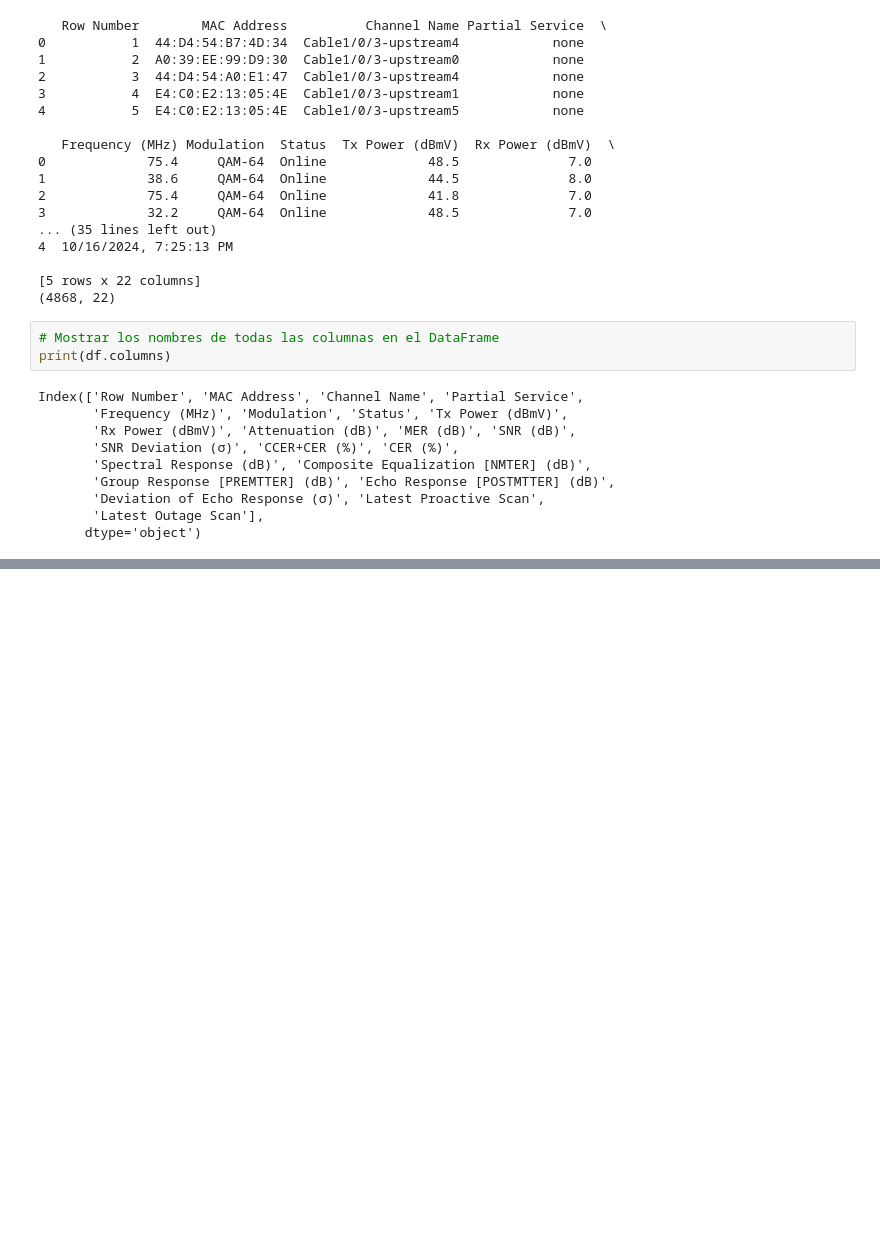
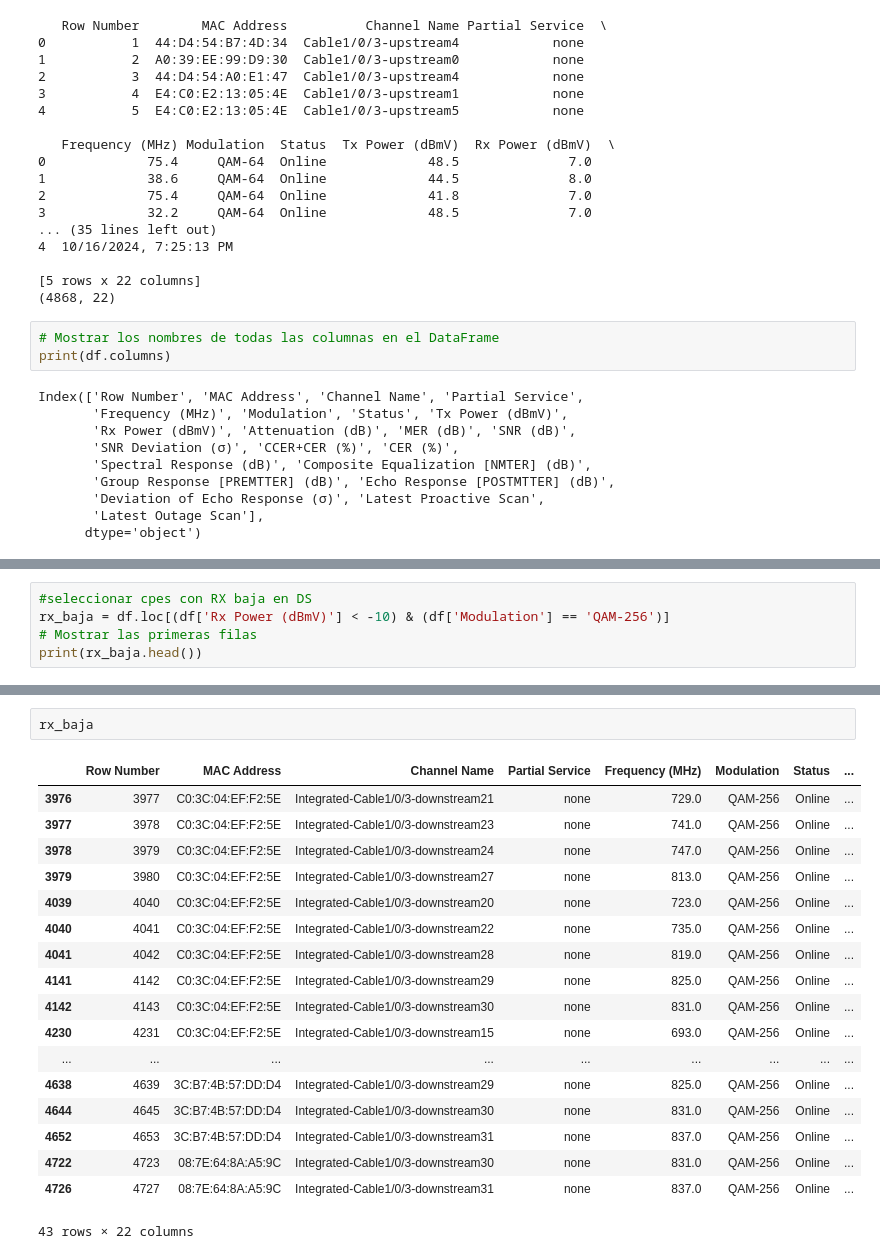
Before and after one commit to LeonardoNBanegas/DATA-SCIENCE-CODERHOUSE, a Jupyter notebook: CRO398_A_LEONARDO_BANEGAS.ipynb, the cells around one changed output, grey strips where cells are left out. Drawn from its saved outputs; the diff is of its cells as text; blank space fills up the shorter version.

```diff
--- a/CRO398_A_LEONARDO_BANEGAS.ipynb
+++ b/CRO398_A_LEONARDO_BANEGAS.ipynb
@@ -82,0 +171,5 @@ df.sort_values(by="SNR (dB)", ascending=False)
+# %%
+#seleccionar cpes con RX baja en DS
+rx_baja = df.loc[(df['Rx Power (dBmV)'] < -10) & (df['Modulation'] == 'QAM-256')]
+# Mostrar las primeras filas
+print(rx_baja.head())
@@ -82,0 +194,21 @@ df.sort_values(by="SNR (dB)", ascending=False)
+# %%
+rx_baja
+# %% [output]
+|  | Row Number | MAC Address | Channel Name | Partial Service | Frequency (MHz) | Modulation | Status | ... |
+| 3976 | 3977 | C0:3C:04:EF:F2:5E | Integrated-Cable1/0/3-downstream21 | none | 729.0 | QAM-256 | Online | ... |
+| 3977 | 3978 | C0:3C:04:EF:F2:5E | Integrated-Cable1/0/3-downstream23 | none | 741.0 | QAM-256 | Online | ... |
+| 3978 | 3979 | C0:3C:04:EF:F2:5E | Integrated-Cable1/0/3-downstream24 | none | 747.0 | QAM-256 | Online | ... |
+| 3979 | 3980 | C0:3C:04:EF:F2:5E | Integrated-Cable1/0/3-downstream27 | none | 813.0 | QAM-256 | Online | ... |
+| 4039 | 4040 | C0:3C:04:EF:F2:5E | Integrated-Cable1/0/3-downstream20 | none | 723.0 | QAM-256 | Online | ... |
+| 4040 | 4041 | C0:3C:04:EF:F2:5E | Integrated-Cable1/0/3-downstream22 | none | 735.0 | QAM-256 | Online | ... |
+| 4041 | 4042 | C0:3C:04:EF:F2:5E | Integrated-Cable1/0/3-downstream28 | none | 819.0 | QAM-256 | Online | ... |
+| 4141 | 4142 | C0:3C:04:EF:F2:5E | Integrated-Cable1/0/3-downstream29 | none | 825.0 | QAM-256 | Online | ... |
+| 4142 | 4143 | C0:3C:04:EF:F2:5E | Integrated-Cable1/0/3-downstream30 | none | 831.0 | QAM-256 | Online | ... |
+| 4230 | 4231 | C0:3C:04:EF:F2:5E | Integrated-Cable1/0/3-downstream15 | none | 693.0 | QAM-256 | Online | ... |
+| ... | ... | ... | ... | ... | ... | ... | ... | ... |
+| 4638 | 4639 | 3C:B7:4B:57:DD:D4 | Integrated-Cable1/0/3-downstream29 | none | 825.0 | QAM-256 | Online | ... |
+| 4644 | 4645 | 3C:B7:4B:57:DD:D4 | Integrated-Cable1/0/3-downstream30 | none | 831.0 | QAM-256 | Online | ... |
+| 4652 | 4653 | 3C:B7:4B:57:DD:D4 | Integrated-Cable1/0/3-downstream31 | none | 837.0 | QAM-256 | Online | ... |
+| 4722 | 4723 | 08:7E:64:8A:A5:9C | Integrated-Cable1/0/3-downstream30 | none | 831.0 | QAM-256 | Online | ... |
+| 4726 | 4727 | 08:7E:64:8A:A5:9C | Integrated-Cable1/0/3-downstream31 | none | 837.0 | QAM-256 | Online | ... |
+43 rows × 22 columns
```
Also changed, not shown: parts of 15 cells of this notebook.
